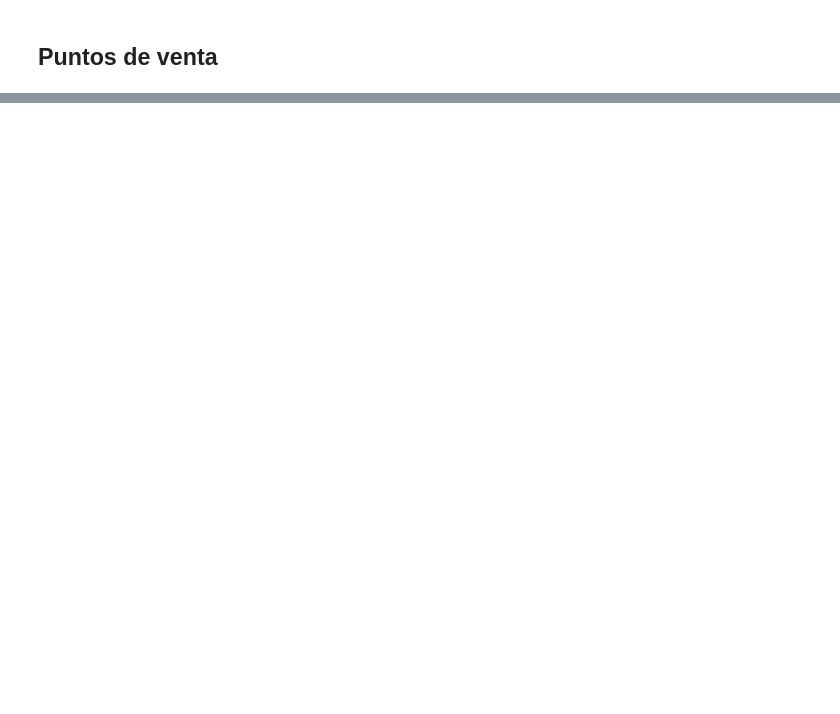
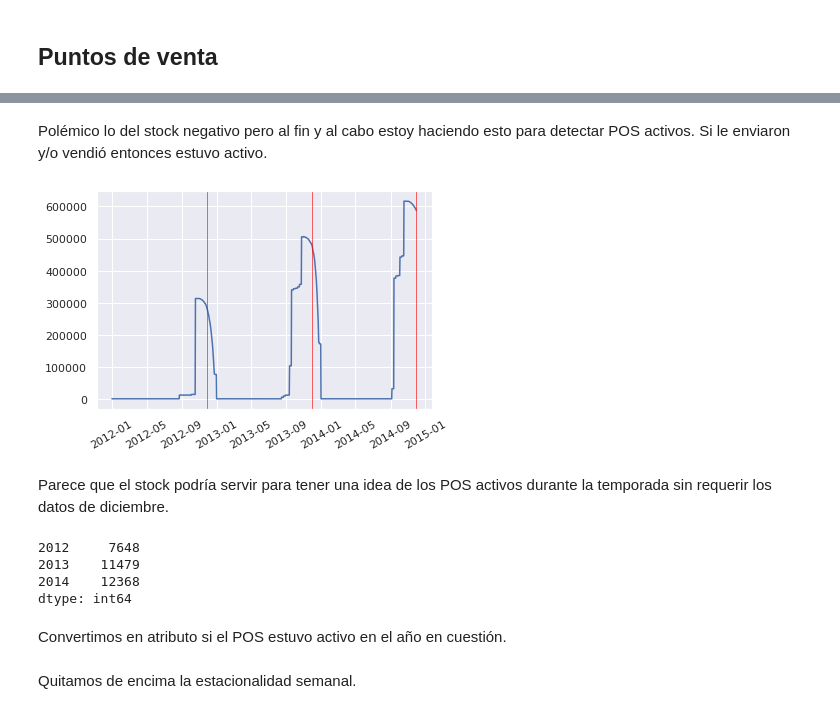
Before and after one commit to matiasbattocchia/eci2019-ventas-estacionales, a Jupyter notebook: Ventas.ipynb, the cells around one changed output, grey strips where cells are left out. Saved outputs shown, nothing was run; the diff lists cells and outputs as text; code cells hidden in the pictures; blank space fills up the shorter version.

```diff
--- a/Ventas.ipynb
+++ b/Ventas.ipynb
@@ -42,6 +11,13 @@ envíos.drop(columns='cantidad_envios', inplace=True)
 # %%
+envíos = pd.read_csv('envios.txt', sep='|', parse_dates=['fecha'], index_col='fecha')
+envíos.head()
+
+# la cantidad de envíos no parece ser relevante
+envíos.drop(columns='cantidad_envios', inplace=True)
+
 # parece conveniente comenzar desde inicios del 2012 para capturar mejor la periocidad anual
 índice = pd.date_range(start='2012-01-01', end='2014-11-30', freq='D')
+índice.name = 'fecha'
 
 series = []
 
@@ -51,6 +27,3 @@ for id_pos, grupo in envíos.groupby('id_pos'):
     series.append(aux.reindex(índice))
 
 envíos = pd.concat(series, axis=1).fillna(0)
-
-envíos_agregados = envíos.sum(axis=1)
-sn.lineplot(data=envíos_agregados);
@@ -328,0 +74,10 @@ https://peerj.com/preprints/3190.pdf
+# %%
+pos = pd.read_csv('pos.csv')
+pos_válidos = pd.read_csv('ejemploRespuesta.csv', header=None, names=['id_pos','unidades'], usecols=['id_pos'])
+
+import numpy as np
+pos.id_pos = pd.to_numeric(pos.id_pos, errors='coerce')
+pos.dropna(subset=['id_pos'], inplace=True)
+pos.id_pos = pos.id_pos.astype(int)
+
+posta = pd.merge(pos, pos_válidos, on='id_pos', how='right').set_index('id_pos')
@@ -328,0 +86,3 @@ https://peerj.com/preprints/3190.pdf
+# %%
+envíos = envíos.loc[:, posta.index].fillna(0)
+ventas = ventas.loc[:, posta.index].fillna(0)
@@ -328,0 +91,3 @@ https://peerj.com/preprints/3190.pdf
+# %%
+# hay que agrupar por año porque los panes dulces se echan a perder
+stock = (envíos - ventas).groupby(lambda x: x.year).cumsum()
@@ -328,0 +106,28 @@ https://peerj.com/preprints/3190.pdf
+# %% [markdown]
+Polémico lo del stock negativo pero al fin y al cabo estoy haciendo esto para detectar POS activos. Si le enviaron y/o vendió entonces estuvo activo.
+# %%
+stock_agregado = stock.sum(axis=1)
+
+import datetime as dt
+
+sn.lineplot(data=stock_agregado)
+plt.axvline(x=dt.datetime(2012,11,30), color='red', linewidth=0.6)
+plt.axvline(x=dt.datetime(2013,11,30), color='red', linewidth=0.6)
+plt.axvline(x=dt.datetime(2014,11,30), color='red', linewidth=0.6)
+plt.xticks(rotation=30);
+# %% [output]
+[figure, added]
+# %% [markdown]
+Parece que el stock podría servir para tener una idea de los POS activos durante la temporada sin requerir los datos de diciembre.
+# %%
+pos_activos = stock[stock.index.month != 12].ne(0).groupby(lambda x: x.year).any()
+
+conteo_pos_activos = pos_activos.sum(axis=1)
+conteo_pos_activos
+# %% [output]
+2012     7648
+2013    11479
+2014    12368
+dtype: int64
+# %% [markdown]
+Convertimos en atributo si el POS estuvo activo en el año en cuestión.
@@ -328,0 +136,2 @@ https://peerj.com/preprints/3190.pdf
+# %% [markdown]
+Quitamos de encima la estacionalidad semanal.
```
Also changed, not shown: parts of 72 cells of this notebook, 1 other file.
